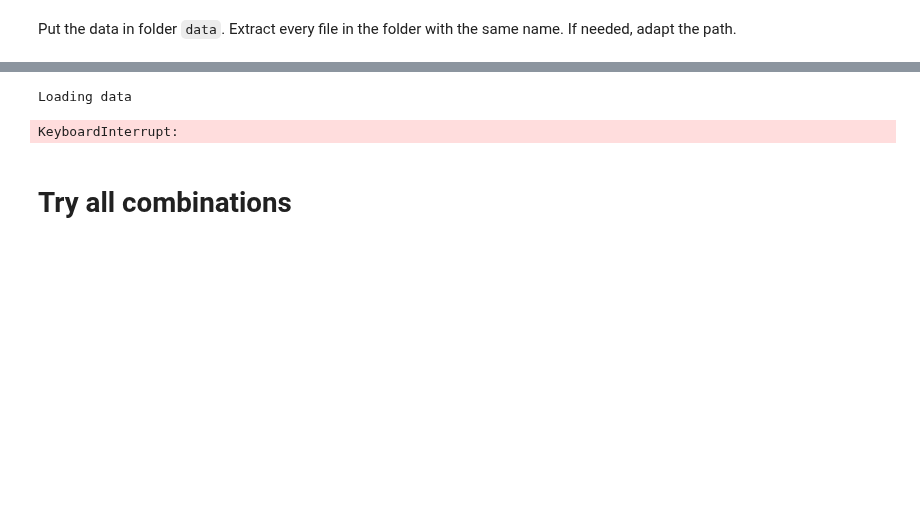
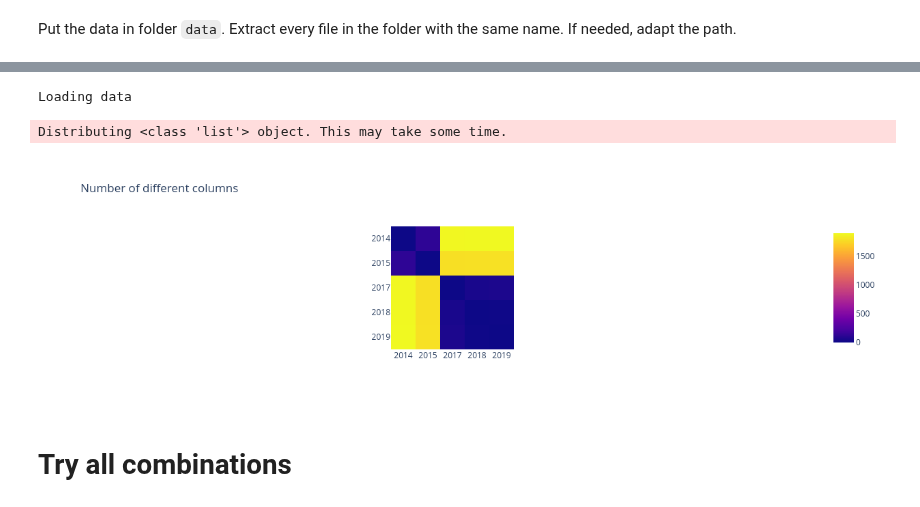
Before and after one commit to DataResponsibly/SynRD, a Jupyter notebook: papers/marijuana19fairman/astadnik_bruteforce_combinations_of_datasets.ipynb, the cells around one changed output, grey strips where cells are left out. Drawn from its saved outputs; the diff is of its cells as text; code cells hidden in the pictures; blank space fills up the shorter version.

Commit message:
Final version of dataset splitter

```diff
--- a/papers/marijuana19fairman/astadnik_bruteforce_combinations_of_datasets.ipynb
+++ b/papers/marijuana19fairman/astadnik_bruteforce_combinations_of_datasets.ipynb
@@ -72,24 +75,45 @@ pathlib.Path(data_path).mkdir(exist_ok=True)
 # %%
-data_path = "data/NSDUN_versions2"
-pathlib.Path(data_path).mkdir(exist_ok=True)
+# data_path = "data/NSDUH_versions2"
+# pathlib.Path(data_path).mkdir(exist_ok=True)
 
 
-for v, tsv_path in enumerate(tqdm(tsv_paths)):
-    v_path = os.path.join(data_path, f"V{v}")
-    pathlib.Path(v_path).mkdir(exist_ok=True)
+# for v, tsv_path in enumerate(tqdm(tsv_paths)):
+#     v_path = os.path.join(data_path, f"V{v}")
+#     pathlib.Path(v_path).mkdir(exist_ok=True)
 
-    tqdm.write("Loading data")
-    df = pd.read_csv(tsv_path, sep="\t", skipinitialspace=True, col=['AGE', 'YEAR'])
-    tqdm.write("Data loaded")
+#     tqdm.write("Loading data")
+#     with open(tsv_paths[1].replace(".tsv", ".txt"), "r") as f:
+#         dtype = eval(f.read())
+#         dtype = {k: v if v != int else float for k, v in dtype.items()}
+#     # dtype = {col: float if col != "FILEDATE" else "str" for col in header}
+#     df = pd.read_csv(tsv_path, sep="\t", dtype=dtype)
+#     tqdm.write("Data loaded")
 
-    for year, df_ in tqdm(df.groupby("YEAR")):
-        path = os.path.join(v_path, f"NSDUN_{year}.pickle")
-        df_.to_pickle(path, index=False)
+#     for year, df_ in tqdm(df.groupby("YEAR")):
+#         path = os.path.join(v_path, f"NSDUN_{year}.pickle")
+#         df_.to_pickle(path, index=False)
 
-    del df
-    gc.collect()
+#     del df
+#     gc.collect()
 # %% [output]
 Loading data
-KeyboardInterrupt:
+# %%
+headers = []
+for tsv_path in tsv_paths:
+    with open(tsv_path, "r") as f:
+        headers.append(next(f).split("\t"))
+
+headers = [set(h) for h in headers]
+
+diffs = [[h1 ^ h2 for h2 in headers] for h1 in headers]
+n_diffs = [[len(v) for v in row] for row in diffs]
+names = [str(year) for year in range(2014, 2020) if year != 2016]
+px.imshow(
+    pd.DataFrame(n_diffs, index=names, columns=names),
+    title="Number of different columns",
+)
+# %% [output]
+Distributing <class 'list'> object. This may take some time.
+[figure, added]
 # %% [markdown]
 # Try all combinations
```
Also changed, not shown: parts of 13 cells of this notebook, 3 other files.
